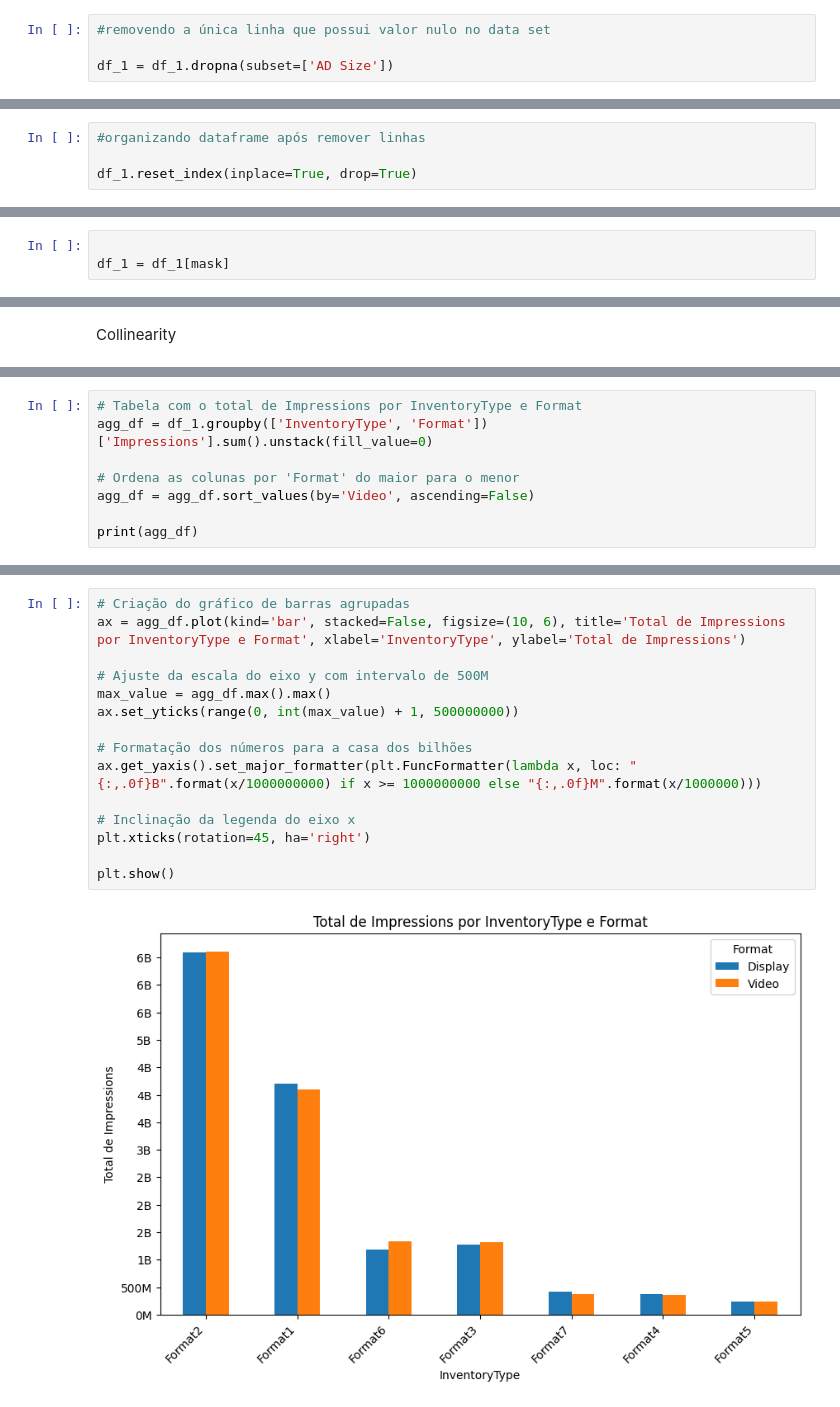
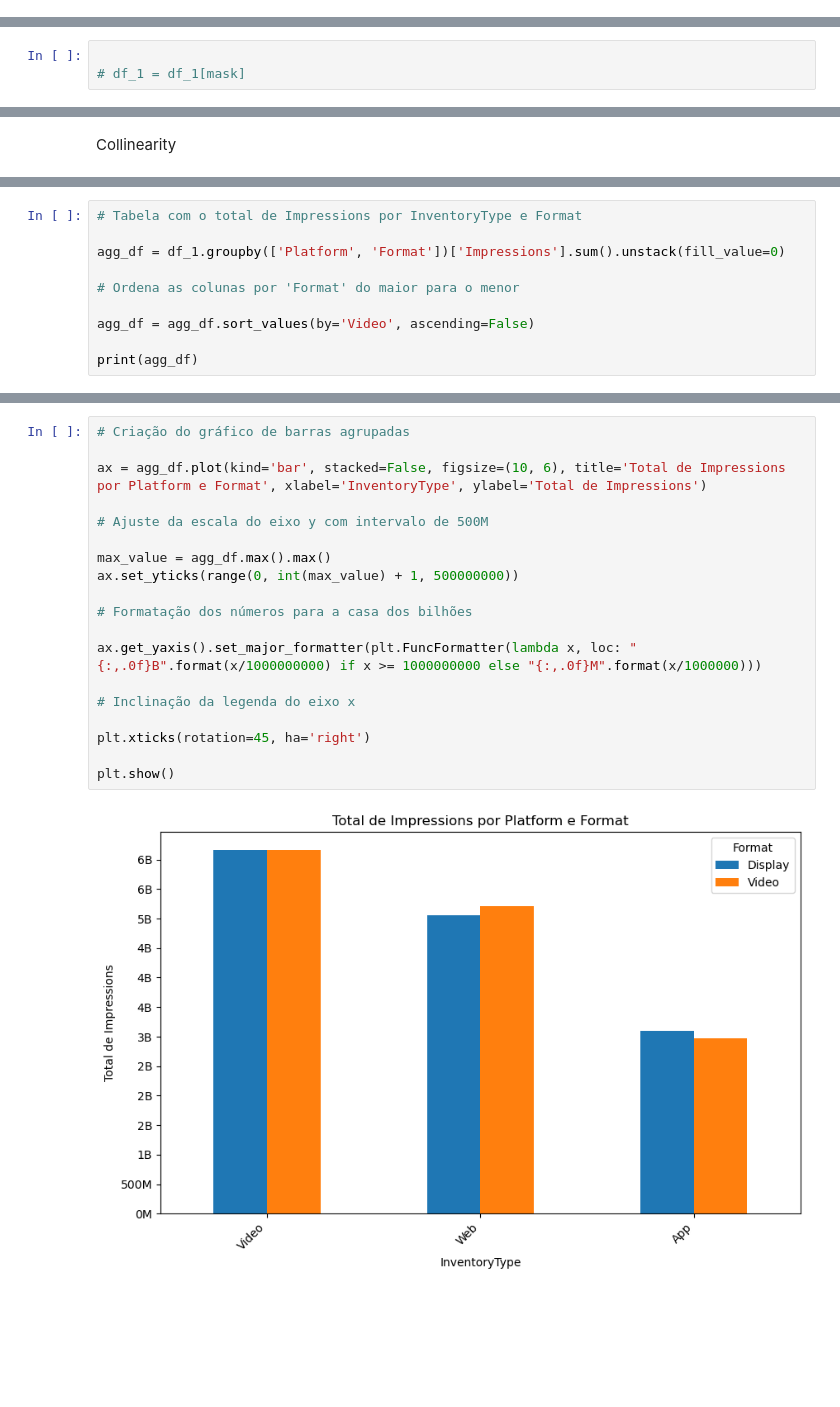
Before and after one commit to Sirius-146/projetoV_ifoodtech, a Jupyter notebook: projeto_ifoodtechV.ipynb, the cells around one changed output, grey strips where cells are left out. Saved outputs shown, nothing was run; the diff lists cells and outputs as text; blank space fills up the shorter version.

```diff
--- a/projeto_ifoodtechV.ipynb
+++ b/projeto_ifoodtechV.ipynb
@@ -171,8 +174,4 @@ Date
 
 [22030 rows x 2 columns]
 Valores nulos: 0
-# %%
-#removendo a única linha que possui valor nulo no data set
-
-df_1 = df_1.dropna(subset=['AD Size'])
 # %%
@@ -181,8 +180,4 @@ df_1 = df_1.dropna(subset=['AD Size'])
 df_1.duplicated().sum()
 # %% [output]
 0
-# %%
-#organizando dataframe após remover linhas
-
-df_1.reset_index(inplace=True, drop=True)
 # %%
@@ -383,3 +358,3 @@ Length: 25857, dtype: bool
 # %%
 
-df_1 = df_1[mask]
+# df_1 = df_1[mask]
@@ -576,8 +515,10 @@ plt.show()
 # %%
 # Tabela com o total de Impressions por InventoryType e Format
-agg_df = df_1.groupby(['InventoryType', 'Format'])['Impressions'].sum().unstack(fill_value=0)
+
+agg_df = df_1.groupby(['Platform', 'Format'])['Impressions'].sum().unstack(fill_value=0)
 
 # Ordena as colunas por 'Format' do maior para o menor
+
 agg_df = agg_df.sort_values(by='Video', ascending=False)
 
 print(agg_df)
@@ -594,17 +531,21 @@ Format5         239106351   242023105
 # %%
 # Criação do gráfico de barras agrupadas
-ax = agg_df.plot(kind='bar', stacked=False, figsize=(10, 6), title='Total de Impressions por InventoryType e Format', xlabel='InventoryType', ylabel='Total de Impressions')
+
+ax = agg_df.plot(kind='bar', stacked=False, figsize=(10, 6), title='Total de Impressions por Platform e Format', xlabel='InventoryType', ylabel='Total de Impressions')
 
 # Ajuste da escala do eixo y com intervalo de 500M
+
 max_value = agg_df.max().max()
 ax.set_yticks(range(0, int(max_value) + 1, 500000000))
 
 # Formatação dos números para a casa dos bilhões
+
 ax.get_yaxis().set_major_formatter(plt.FuncFormatter(lambda x, loc: "{:,.0f}B".format(x/1000000000) if x >= 1000000000 else "{:,.0f}M".format(x/1000000)))
 
 # Inclinação da legenda do eixo x
+
 plt.xticks(rotation=45, ha='right')
 
 plt.show()
 # %% [output]
-[figure, old version]
+[figure, new version]
```
Also changed, not shown: parts of 54 cells of this notebook, 1 other file.
